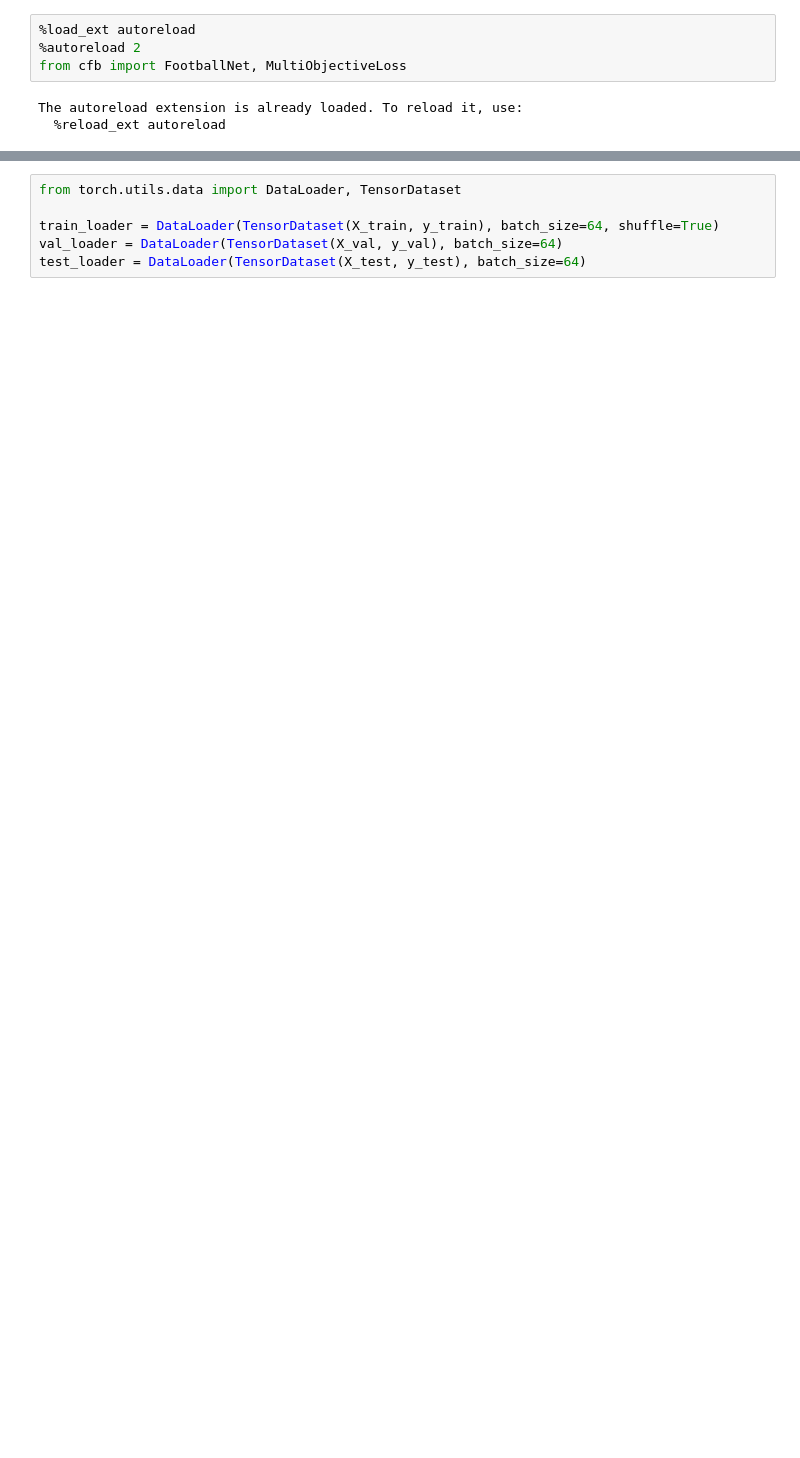
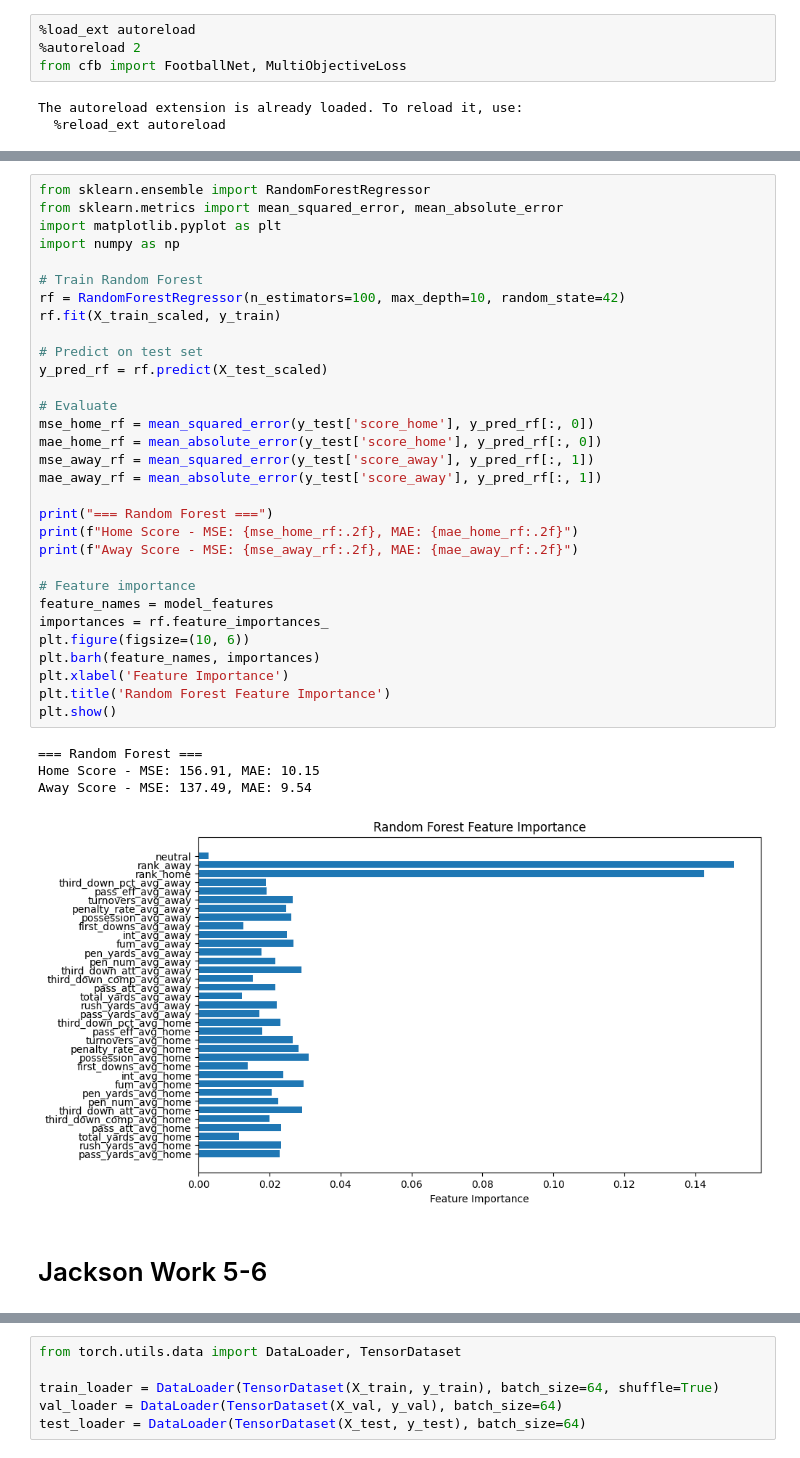
Before and after one commit to evanflaks/451Project, a Jupyter notebook: index.ipynb, the cells around one changed output, grey strips where cells are left out. Drawn from its saved outputs; the diff is of its cells as text; blank space fills up the shorter version.

```diff
--- a/index.ipynb
+++ b/index.ipynb
@@ -216 +505,39 @@ The autoreload extension is already loaded. To reload it, use:
+# %%
+from sklearn.ensemble import RandomForestRegressor
+from sklearn.metrics import mean_squared_error, mean_absolute_error
+import matplotlib.pyplot as plt
+import numpy as np
+
+# Train Random Forest
+rf = RandomForestRegressor(n_estimators=100, max_depth=10, random_state=42)
+rf.fit(X_train_scaled, y_train)
+
+# Predict on test set
+y_pred_rf = rf.predict(X_test_scaled)
+
+# Evaluate
+mse_home_rf = mean_squared_error(y_test['score_home'], y_pred_rf[:, 0])
+mae_home_rf = mean_absolute_error(y_test['score_home'], y_pred_rf[:, 0])
+mse_away_rf = mean_squared_error(y_test['score_away'], y_pred_rf[:, 1])
+mae_away_rf = mean_absolute_error(y_test['score_away'], y_pred_rf[:, 1])
+
+print("=== Random Forest ===")
+print(f"Home Score - MSE: {mse_home_rf:.2f}, MAE: {mae_home_rf:.2f}")
+print(f"Away Score - MSE: {mse_away_rf:.2f}, MAE: {mae_away_rf:.2f}")
+
+# Feature importance
+feature_names = model_features
+importances = rf.feature_importances_
+plt.figure(figsize=(10, 6))
+plt.barh(feature_names, importances)
+plt.xlabel('Feature Importance')
+plt.title('Random Forest Feature Importance')
+plt.show()
+# %% [output]
+=== Random Forest ===
+Home Score - MSE: 156.91, MAE: 10.15
+Away Score - MSE: 137.49, MAE: 9.54
+[figure, added]
+# %% [markdown]
+# Jackson Work 5-6
 # %%
```
Also changed, not shown: parts of 17 cells of this notebook, 1 other file.
